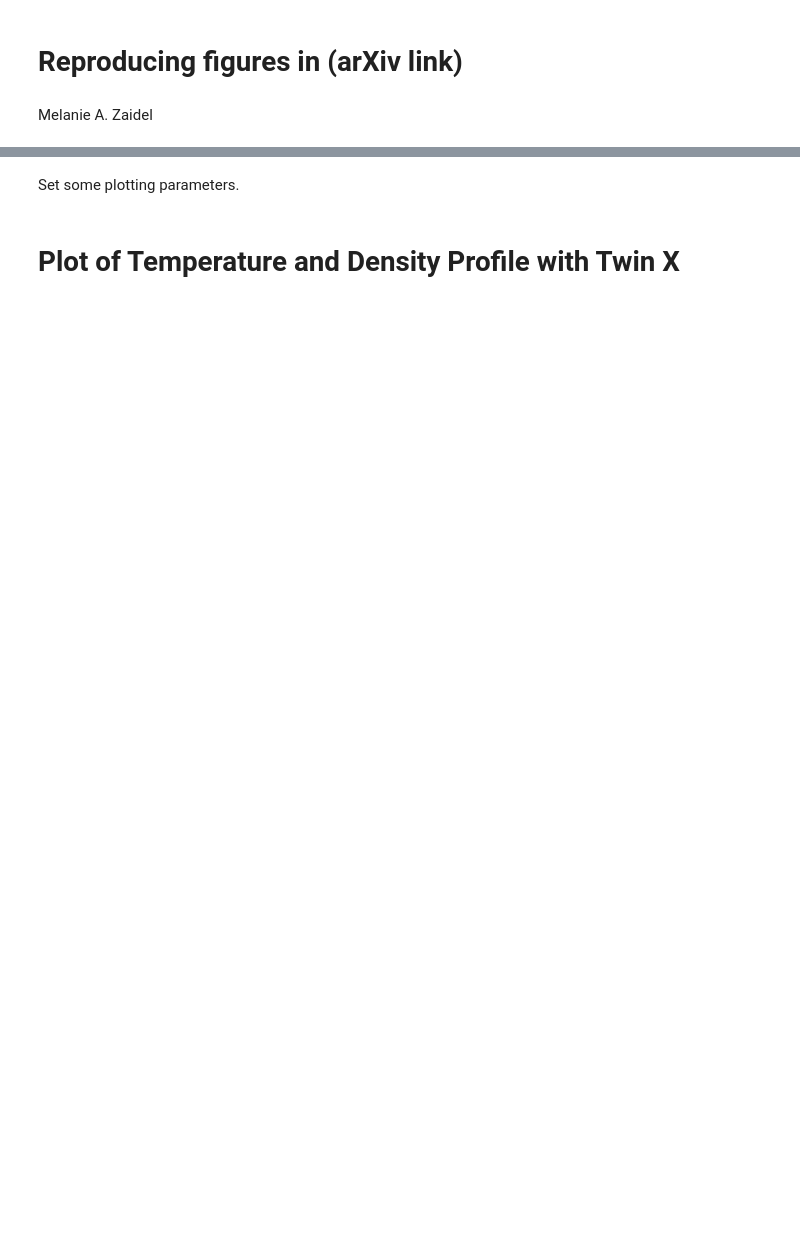
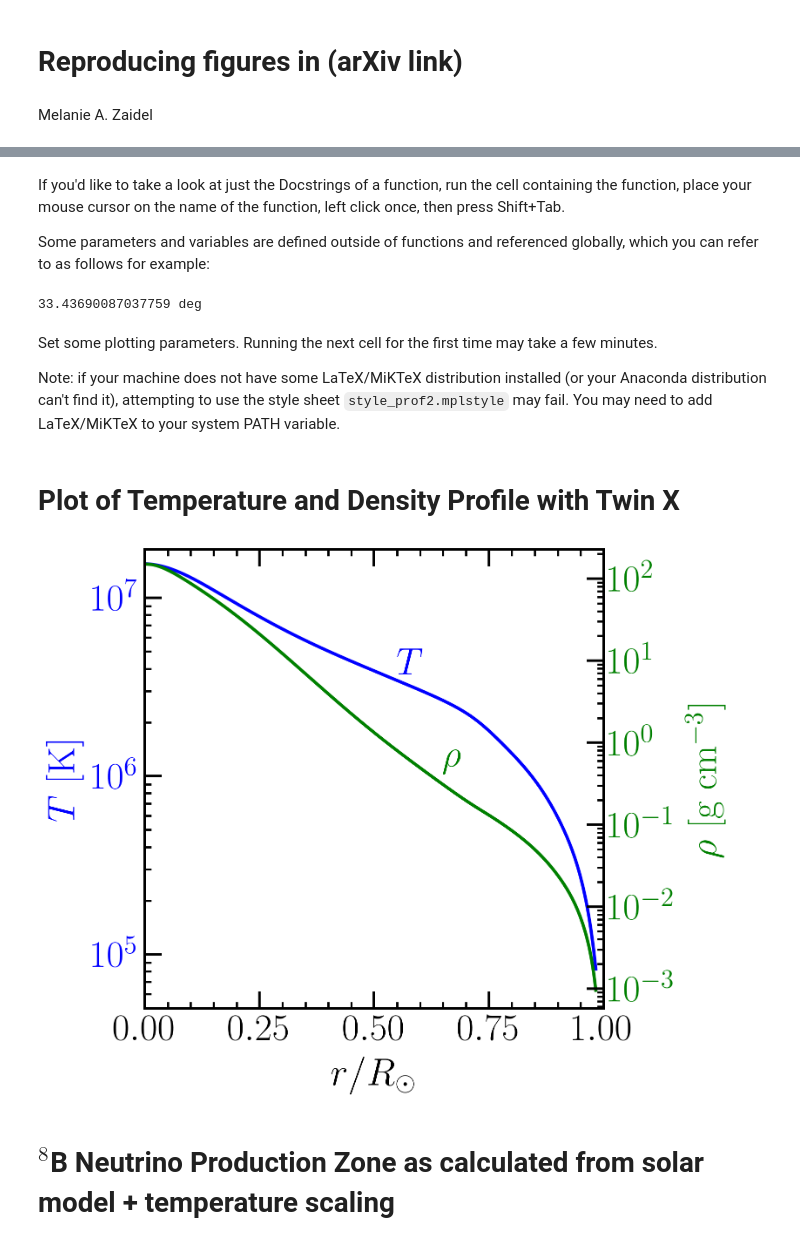
Before and after one commit to melanieAzaidel/solarLMAO, a Jupyter notebook: PlotFactory.ipynb, the cells around one changed output, grey strips where cells are left out. Saved outputs shown, nothing was run; the diff lists cells and outputs as text; code cells hidden in the pictures; blank space fills up the shorter version.

```diff
--- a/PlotFactory.ipynb
+++ b/PlotFactory.ipynb
@@ -11,5 +44,15 @@ from astropy import units as u
+# %% [markdown]
+If you'd like to take a look at just the Docstrings of a function, run the cell containing the function, place your mouse cursor on the name of the function, left click once, then press Shift+Tab.
+
+Some parameters and variables are defined outside of functions and referenced globally, which you can refer to as follows for example:
+# %%
+print(sLMAO.theta_12)
+# %% [output]
+33.43690087037759 deg
 # %% [markdown]
-Set some plotting parameters.
+Set some plotting parameters. Running the next cell for the first time may take a few minutes.
+
+Note: if your machine does not have some LaTeX/MiKTeX distribution installed (or your Anaconda distribution can't find it), attempting to use the style sheet <code>style_prof2.mplstyle</code> may fail. You may need to add LaTeX/MiKTeX to your system PATH variable.
 # %%
 cm = plt.get_cmap('jet')
 plt.style.use('style_prof2.mplstyle')
@@ -57,26 +100,29 @@ import matplotlib.ticker as ticker
 # %%
 plt.rcParams.update({'axes.linewidth': 1.2, 'xtick.major.width': 1.2,'ytick.major.width': 1.2})
 fig, ax1 = plt.subplots(1, 1, figsize=(figsize, figsize),dpi=dpi)
 ax1.set_xlabel(r'$r/R_\odot$')
 ax1.set_ylabel(r'$T$ [K]',color='blue')
 ax1.set_xlim(0,1)
-ax1.plot(SSM_r,SSM_T,color='blue',lw=1.5)
+ax1.plot(sLMAO.SSM_r,sLMAO.SSM_T,color='blue',lw=1.5)
 ax1.tick_params(axis='y',labelcolor='blue')
 ax1.set_yscale('log')
-ax1.set_ylim(0.6*min(SSM_T),1.2*max(SSM_T))
+ax1.set_ylim(0.6*min(sLMAO.SSM_T),1.2*max(sLMAO.SSM_T))
 ax1.text(0.55,3.7e6,r'$T$',color='blue')
 
 ax2 = ax1.twinx()
 ax2.set_ylabel(r'$\rho$ [g cm$^{-3}$]',color='green')
-ax2.set_ylim(0.6*min(SSM_rho),1.5*max(SSM_rho))
-ax2.plot(SSM_r,SSM_rho,color='green',lw=1.5)
+ax2.set_ylim(0.6*min(sLMAO.SSM_rho),1.5*max(sLMAO.SSM_rho))
+ax2.plot(sLMAO.SSM_r,sLMAO.SSM_rho,color='green',lw=1.5)
 ax2.tick_params(axis='y',labelcolor='green')
 ax2.set_yscale('log')
 ax2.text(0.65,0.5,r'$\rho$',color='green')
 plt.tight_layout()
 ax1.set_box_aspect(1)
 
-fig.savefig('C:/Users/micza/OneDrive - The Ohio State University/Research/Solar Neutrinos/Paper/Figures/profiles.pdf')
-#plt.savefig('C:/Users/micza/OneDrive - The Ohio State University/Research/Solar Neutrinos/CCAPP Symposium/profiles.png')
+fig.savefig('figures/profiles.pdf')
 plt.show()
 plt.rcParams.update({'axes.linewidth': 1.5, 'xtick.major.width': 1.5,'ytick.major.width': 1.5})
+# %% [output]
+[figure, added]
+# %% [markdown]
+# $^8$B Neutrino Production Zone as calculated from solar model + temperature scaling
```
Also changed, not shown: parts of 32 cells of this notebook, 39 other files.
